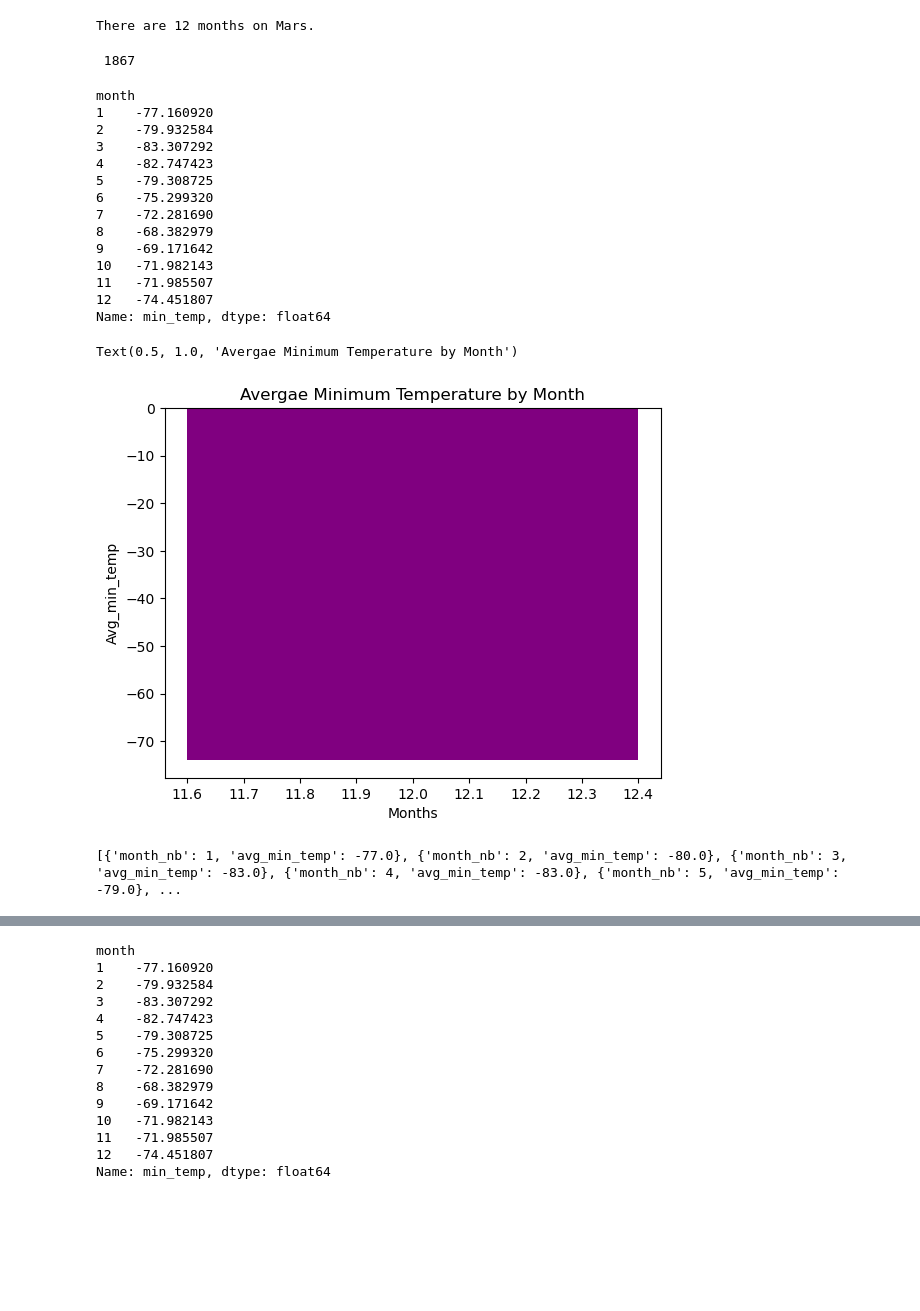
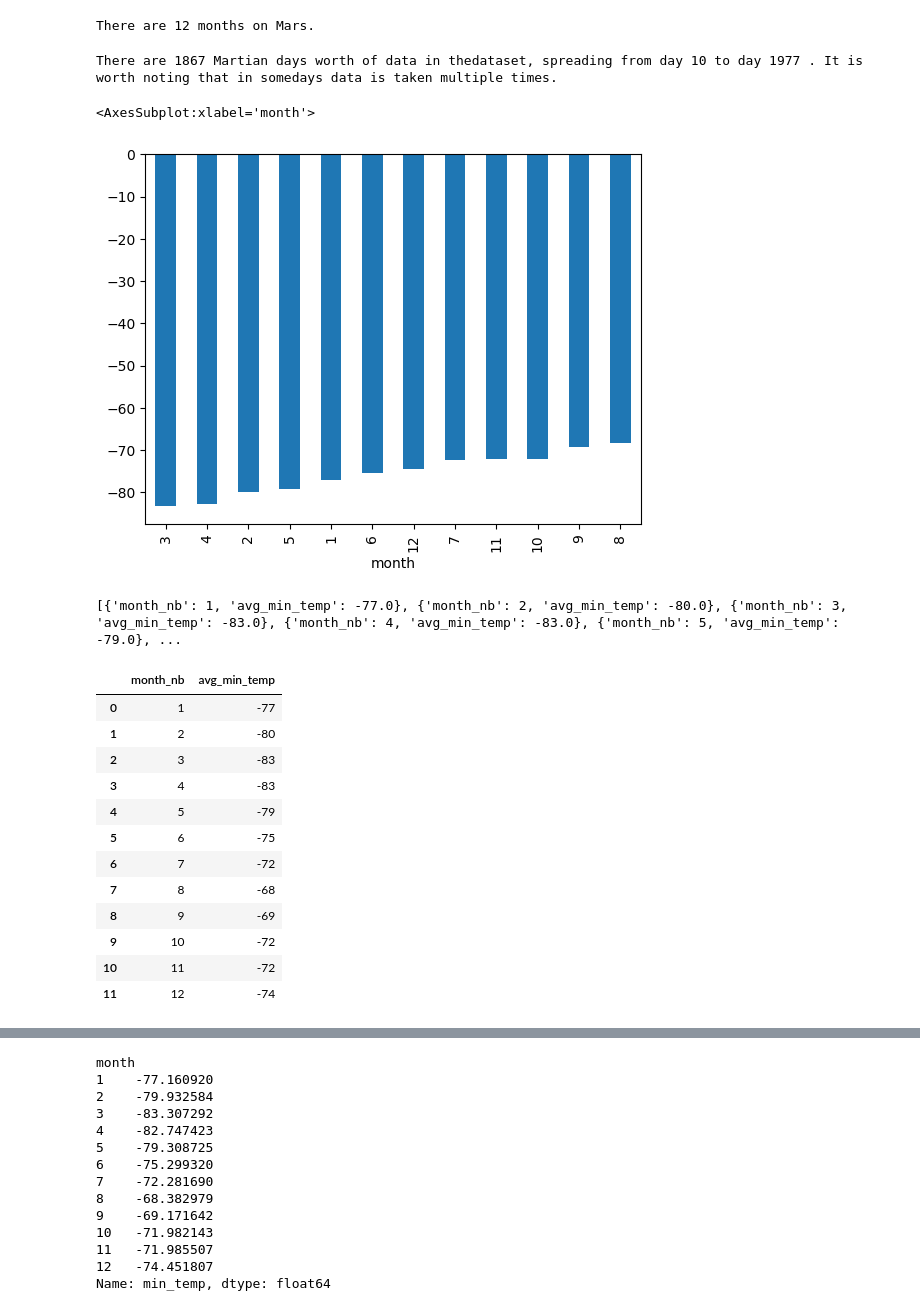
Before and after one commit to ipar2022/Mission-to-Mars, a Jupyter notebook: part_2_mars_weather.ipynb, the cells around one changed output, grey strips where cells are left out. Drawn from its saved outputs; the diff is of its cells as text; code cells hidden in the pictures; blank space fills up the shorter version.

```diff
--- a/part_2_mars_weather.ipynb
+++ b/part_2_mars_weather.ipynb
@@ -177,42 +177,17 @@ There are 12 months on Mars.
 # %%
 # 2. How many Martian days' worth of data are there?
 first_day_of_data=mars_temp['sol'].min()
-
-
-print(f'', unique_days_date,
-      '')
+last_day_of_data = mars_temp['sol'].max()
+unique_days_date=mars_temp['sol'].nunique()
+print(f'There are', unique_days_date, 'Martian days worth of data in the'
+      'dataset, spreading from day',first_day_of_data, 'to day',last_day_of_data,'. It is worth noting that in some'
+     'days data is taken multiple times. ')
 # %% [output]
- 1867
+There are 1867 Martian days worth of data in thedataset, spreading from day 10 to day 1977 . It is worth noting that in somedays data is taken multiple times.
 # %%
 # 3. What is the average low temperature by month?
-temps = mars_temp.groupby(['month'])['min_temp'].mean()
-temps
+month_temps = mars_temp.groupby('month')['min_temp'].mean().sort_values()
+month_temps.plot(kind='bar')
 # %% [output]
-month
-1    -77.160920
-2    -79.932584
-3    -83.307292
-4    -82.747423
-5    -79.308725
-6    -75.299320
-7    -72.281690
-8    -68.382979
-9    -69.171642
-10   -71.982143
-11   -71.985507
-12   -74.451807
-Name: min_temp, dtype: float64
+<AxesSubplot:xlabel='month'>
+[figure, added]
-# %%
-# Plot the average temperature by month
-
-plt.bar(weather_per_month['month_nb'],weather_per_month['avg_min_temp'], color='purple')
-
-# Create labels for the x and y axes.
-plt.xlabel("Months")
-plt.ylabel("Avg_min_temp")
-
-# Create title
-plt.title('Avergae Minimum Temperature by Month')
-# %% [output]
-Text(0.5, 1.0, 'Avergae Minimum Temperature by Month')
-[figure, removed]
@@ -230,3 +208,24 @@ for i in range(1,nb_of_months+1):
 print(avg_min_temp)
 # %% [output]
 [{'month_nb': 1, 'avg_min_temp': -77.0}, {'month_nb': 2, 'avg_min_temp': -80.0}, {'month_nb': 3, 'avg_min_temp': -83.0}, {'month_nb': 4, 'avg_min_temp': -83.0}, {'month_nb': 5, 'avg_min_temp': -79.0}, ...
+# %%
+# Export Python list to JSON file
+import json
+json_mars_temp = json.dumps(avg_min_temp)
+# Save json as df file
+df_month_temp=pd.read_json(json_mars_temp)
+df_month_temp
+# %% [output]
+|  | month_nb | avg_min_temp |
+| 0 | 1 | -77 |
+| 1 | 2 | -80 |
+| 2 | 3 | -83 |
+| 3 | 4 | -83 |
+| 4 | 5 | -79 |
+| 5 | 6 | -75 |
+| 6 | 7 | -72 |
+| 7 | 8 | -68 |
+| 8 | 9 | -69 |
+| 9 | 10 | -72 |
+| 10 | 11 | -72 |
+| 11 | 12 | -74 |
```
Also changed, not shown: parts of 6 cells of this notebook.
